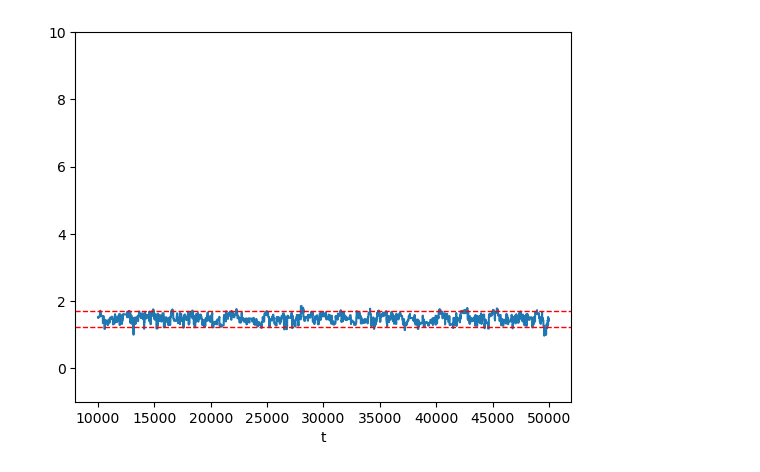
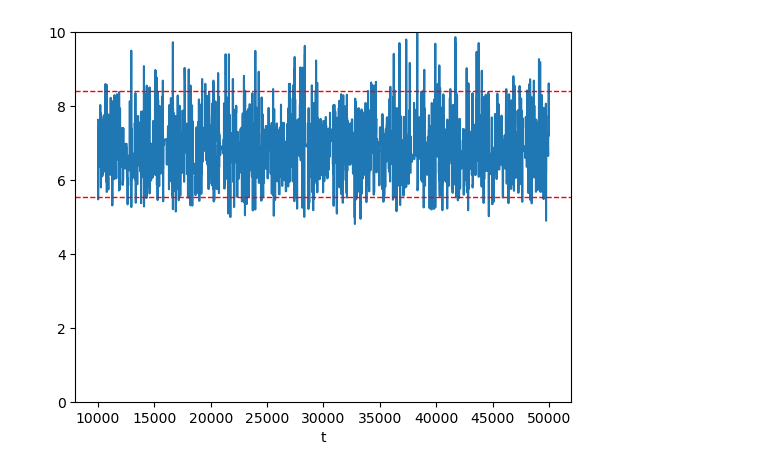
Before and after one commit to meowliono/compositeILM, a Jupyter notebook: compositeILM/plot.ipynb, the cells around one changed output. Drawn from its saved outputs; the diff is of its cells as text; code cells hidden in the pictures.

```diff
--- a/compositeILM/plot.ipynb
+++ b/compositeILM/plot.ipynb
@@ -197,13 +203,13 @@ plot_t_days(30)
 # %%
 samples = pd.read_csv('samples.csv')
-samples_epiILM = pd.read_csv('/Users/yiraozhang/Desktop/UC PhD/STAT601/compositeILMtest/samples.csv')
+samples_HMC = pd.read_csv('samples_HMC.csv')
 # %%
 samples_a0 = pd.DataFrame(samples["a0"])
 samples_a1 = pd.DataFrame(samples["a1"])
 samples_beta = pd.DataFrame(samples["beta"])
-samples_epi_a0 = pd.DataFrame(samples_epiILM["alpha.1"])
-samples_epi_a1 = pd.DataFrame(samples_epiILM["alpha.2"])
-samples_epi_beta = pd.DataFrame(samples_epiILM["beta.1"])
+samples_HMC_a0 = pd.DataFrame(samples_HMC["a0"])
+samples_HMC_a1 = pd.DataFrame(samples_HMC["a1"])
+samples_HMC_beta = pd.DataFrame(samples_HMC["beta"])
 # %%
 times = range(9999,50000)
 plt.plot(times, samples_a0[9999:50000])
@@ -265,15 +270,14 @@ plt.show()
 # %%
 times = range(9999,50000)
-plt.plot(times, samples_epi_beta[9999:50000])
-plt.ylim(-1, 10)
+plt.plot(times, samples_HMC_beta[9999:50000])
+plt.ylim(0, 10)
 plt.xlabel("t")
 plt.ylabel("")
-plt.axhline(samples_epi_beta.quantile(0.025)[0],color = "red", linestyle = "--", linewidth = 1)
-plt.axhline(samples_epi_beta.quantile(0.975)[0],color = "red", linestyle = "--", linewidth = 1)
+plt.axhline(samples_HMC_beta.quantile(0.025)[0],color = "red", linestyle = "--", linewidth = 1)
+plt.axhline(samples_HMC_beta.quantile(0.975)[0],color = "red", linestyle = "--", linewidth = 1)
 plt.show()
-#plt.savefig("mixturemodel_beta11")
 # %% [output]
-[figure, old version]
+[figure, new version]
 # %%
 print(np.mean(samples_a0[9999:50000]))
 print(samples_a0.quantile(0.025)[0], samples_a0.quantile(0.975)[0])
```
Also changed, not shown: parts of 54 cells of this notebook, 32 other files.
